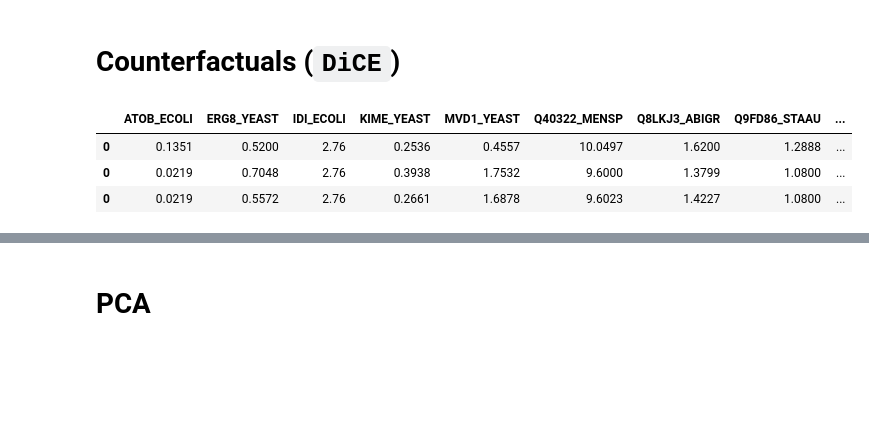
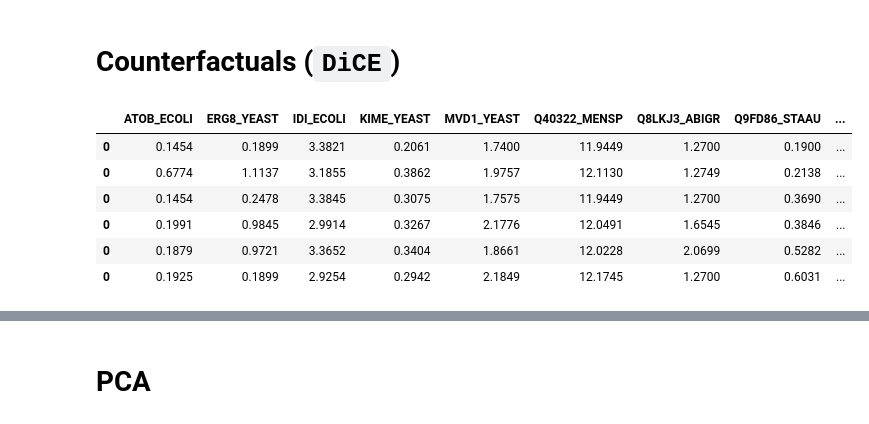
Before and after one commit to costasmexis/straindesignXAI, a Jupyter notebook: notebooks/Limonene_manual.ipynb, the cells around one changed output, grey strips where cells are left out. Cells and saved outputs as stored; diff of their text form; code cells hidden in the pictures; blank space fills up the shorter version.

```diff
--- a/notebooks/Limonene_manual.ipynb
+++ b/notebooks/Limonene_manual.ipynb
@@ -194,5 +198,9 @@ SGDRegressor(alpha=0.0617339818443166, eta0=0.01636311619170524,
 # %% [markdown]
 # Model evaluation (Bootstrap)
+# %%
+# pickle load model
+with open("../models/limonene_model.pkl", "rb") as f:
+    final_model = pickle.load(f)
 # %%
 def bootstrap(X, y, model: object, n: int = 100):
     mse_values = []
@@ -311,11 +335,11 @@ y_synth = sample_df["Limonene"]
 import lime
 import lime.lime_tabular
 
-explainer = lime.lime_tabular.LimeTabularExplainer(X_synth.values, feature_names=INPUT_VARS,
+explainer = lime.lime_tabular.LimeTabularExplainer(X_train.values, feature_names=INPUT_VARS,
                                                    verbose=True, mode='regression')
 
-i = 0
-exp = explainer.explain_instance(X_synth.values[i], final_model.predict)
+i = 22
+exp = explainer.explain_instance(X_train.values[i], final_model.predict)
 exp.show_in_notebook(show_table=True, show_all=True)
 exp.as_list()
 exp.as_pyplot_figure();
@@ -412,7 +424,7 @@ def bounds_to_dict(bounds: pd.DataFrame):
     return bounds_dict
 
 
-query_instances = X_train[0:3]
+query_instances = X_train[0:2]
 
 d = dice_ml.Data(
     dataframe=df_A, continuous_features=INPUT_VARS, outcome_name=RESPONSE_VARS[0]
@@ -421,24 +433,31 @@ m = dice_ml.Model(model=final_model, backend="sklearn",model_type="regressor")
 exp = dice_ml.Dice(d, m, method="genetic")
 e1 = exp.generate_counterfactuals(
     query_instances,
-    total_CFs=10,
-    desired_range=[70, 75],
+    total_CFs=3,
+    desired_range=[105, 130],
     permitted_range=bounds_to_dict(sampling_bounds),
+    features_to_vary="all",
+    # proximity_weight=0.4,
+    # diversity_weight=0.8,
+    # sparsity_weight=0.4
 )
 
 cf_df = e1.cf_examples_list[0].final_cfs_df
-# e1.visualize_as_dataframe(show_only_changes=True)
+# e1.visualize_as_dataframe(show_only_changes=False)
 # %%
 cf_df = pd.DataFrame()
 for i in range(len(e1.cf_examples_list)):
     _ = e1.cf_examples_list[i].final_cfs_df
     # Concatenate the dataframes
     cf_df = pd.concat([cf_df, _], axis=0)
 
 cf_df.sort_values('Limonene', ascending=False, inplace=True)
-cf_df.head(3)
+cf_df.head(10)
 # %% [output]
 |  | ATOB_ECOLI | ERG8_YEAST | IDI_ECOLI | KIME_YEAST | MVD1_YEAST | Q40322_MENSP | Q8LKJ3_ABIGR | Q9FD86_STAAU | ... |
-| 0 | 0.1351 | 0.5200 | 2.76 | 0.2536 | 0.4557 | 10.0497 | 1.6200 | 1.2888 | ... |
-| 0 | 0.0219 | 0.7048 | 2.76 | 0.3938 | 1.7532 | 9.6000 | 1.3799 | 1.0800 | ... |
-| 0 | 0.0219 | 0.5572 | 2.76 | 0.2661 | 1.6878 | 9.6023 | 1.4227 | 1.0800 | ... |
+| 0 | 0.1454 | 0.1899 | 3.3821 | 0.2061 | 1.7400 | 11.9449 | 1.2700 | 0.1900 | ... |
+| 0 | 0.6774 | 1.1137 | 3.1855 | 0.3862 | 1.9757 | 12.1130 | 1.2749 | 0.2138 | ... |
+| 0 | 0.1454 | 0.2478 | 3.3845 | 0.3075 | 1.7575 | 11.9449 | 1.2700 | 0.3690 | ... |
+| 0 | 0.1991 | 0.9845 | 2.9914 | 0.3267 | 2.1776 | 12.0491 | 1.6545 | 0.3846 | ... |
+| 0 | 0.1879 | 0.9721 | 3.3652 | 0.3404 | 1.8661 | 12.0228 | 2.0699 | 0.5282 | ... |
+| 0 | 0.1925 | 0.1899 | 2.9254 | 0.2942 | 2.1849 | 12.1745 | 1.2700 | 0.6031 | ... |
```
Also changed, not shown: parts of 13 cells of this notebook, 3 other files.
